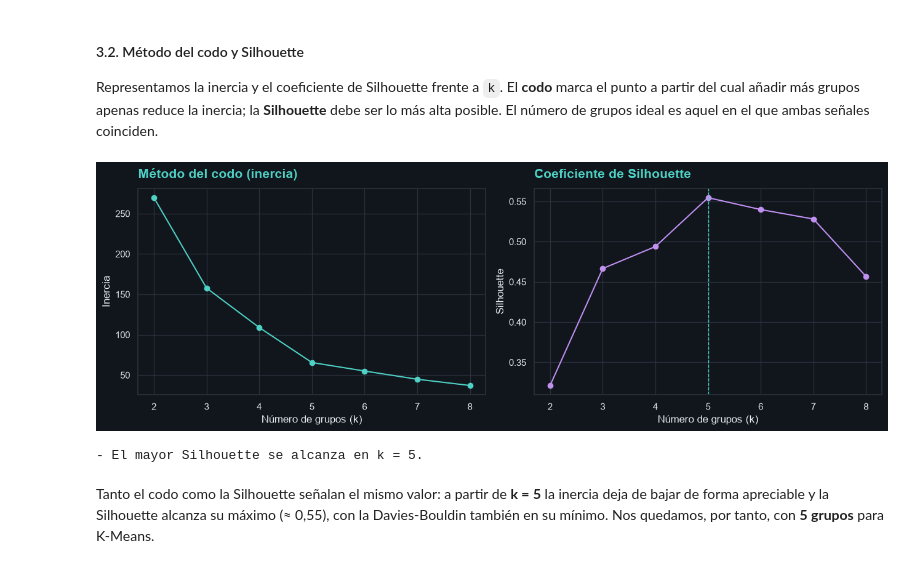
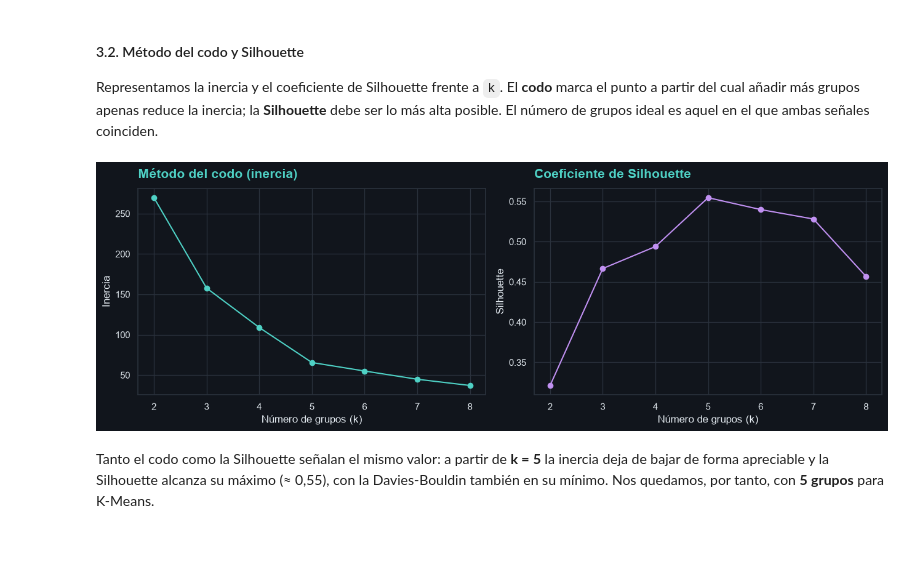
Before and after one commit to QudeCode/MSc-FIAIS-Activity-1, a Jupyter notebook: segmentacion_clientes.ipynb, the cells around one changed output. Drawn from its saved outputs; the diff is of its cells as text; code cells hidden in the pictures.

Commit message:
Implementación apartados 4 y 5, figuras añadidas

```diff
--- a/segmentacion_clientes.ipynb
+++ b/segmentacion_clientes.ipynb
@@ -243,19 +248,19 @@ df_num = df[["Annual Income (k$)", "Spending Score (1-100)"]]
 print("ANTES del escalado:")
 print(df_num.describe().loc[["mean", "std", "min", "max"]].round(2))
 
-# Aplicar StandardScaler
+# StandardScaler resta la media y divide por la desviación de cada columna.
+# Como devuelve un array sin nombres, lo volvemos a montar como DataFrame.
 scaler = StandardScaler()
-df_scaled_fit = scaler.fit_transform(df_num)   # fit aprende μ y σ, transform las aplica
-
-# Reconstruir DataFrame (fit_transform devuelve un array sin nombres)
-df_scaled_fit = pd.DataFrame(df_scaled_fit,
-                             columns=["Annual Income (k$)", "Spending Score (1-100)"])
+datos_escalados = pd.DataFrame(
+    scaler.fit_transform(df_num),
+    columns=df_num.columns,
+)
 
 # Estado posterior: todas centradas y normalizadas
 print("\nDESPUÉS del escalado:")
-print(df_scaled_fit.describe().loc[["mean", "std", "min", "max"]].round(2))
+print(datos_escalados.describe().loc[["mean", "std", "min", "max"]].round(2))
 
-df_scaled_fit.head()
+datos_escalados.head()
 # %% [output]
 ANTES del escalado:
       Annual Income (k$)  Spending Score (1-100)
@@ -283,7 +288,7 @@ max                 2.92                    1.89
 - Determina el número óptimo de clusters usando métodos como Elbow Method o Silhouette Score.
 # %%
 # Trabajamos sobre las dos variables ya estandarizadas (Income y Spending)
-X = df_scaled_fit.values
+X = datos_escalados.values
 
 
 # ------------------------------------------------------------------
@@ -366,31 +371,24 @@ display(resultados_kmeans.round(4))
 
 Representamos la inercia y el coeficiente de Silhouette frente a `k`. El **codo** marca el punto a partir del cual añadir más grupos apenas reduce la inercia; la **Silhouette** debe ser lo más alta posible. El número de grupos ideal es aquel en el que ambas señales coinciden.
 # %%
-# Comparativa visual para elegir k: codo (inercia) y Silhouette
+# Gráficas para elegir k: el codo (inercia) y el coeficiente de Silhouette
 fig, (ax_codo, ax_sil) = plt.subplots(1, 2, figsize=(13, 4.5))
 
 ax_codo.plot(resultados_kmeans["parametro"], resultados_kmeans["inercia"], marker="o", color=PALETA[0])
 ax_codo.set_title("Método del codo (inercia)")
 ax_codo.set_xlabel("Número de grupos (k)")
 ax_codo.set_ylabel("Inercia")
 
 ax_sil.plot(resultados_kmeans["parametro"], resultados_kmeans["silhouette"], marker="o", color=PALETA[2])
 ax_sil.set_title("Coeficiente de Silhouette")
 ax_sil.set_xlabel("Número de grupos (k)")
 ax_sil.set_ylabel("Silhouette")
 
-# Resaltamos el k con mayor Silhouette
-k_optimo = int(resultados_kmeans.loc[resultados_kmeans["silhouette"].idxmax(), "parametro"])
-ax_sil.axvline(k_optimo, color=ACENTO, linestyle="--", linewidth=1)
-
 plt.tight_layout()
-plt.savefig("figuras/kmeans_codo_silhouette.png", dpi=150, bbox_inches="tight")
+plt.savefig("figuras/3.2-codo_silhouette.png", dpi=150, bbox_inches="tight")
 plt.show()
-
-print(f"- El mayor Silhouette se alcanza en k = {k_optimo}.")
 # %% [output]
-[figure, old version]
+[figure, new version]
-- El mayor Silhouette se alcanza en k = 5.
 # %% [markdown]
 Tanto el codo como la Silhouette señalan el mismo valor: a partir de **k = 5** la inercia deja de bajar de forma apreciable y la Silhouette alcanza su máximo (≈ 0,55), con la Davies-Bouldin también en su mínimo. Nos quedamos, por tanto, con **5 grupos** para K-Means.
 # %% [markdown]
```
Also changed, not shown: parts of 15 cells of this notebook, 11 other files.
